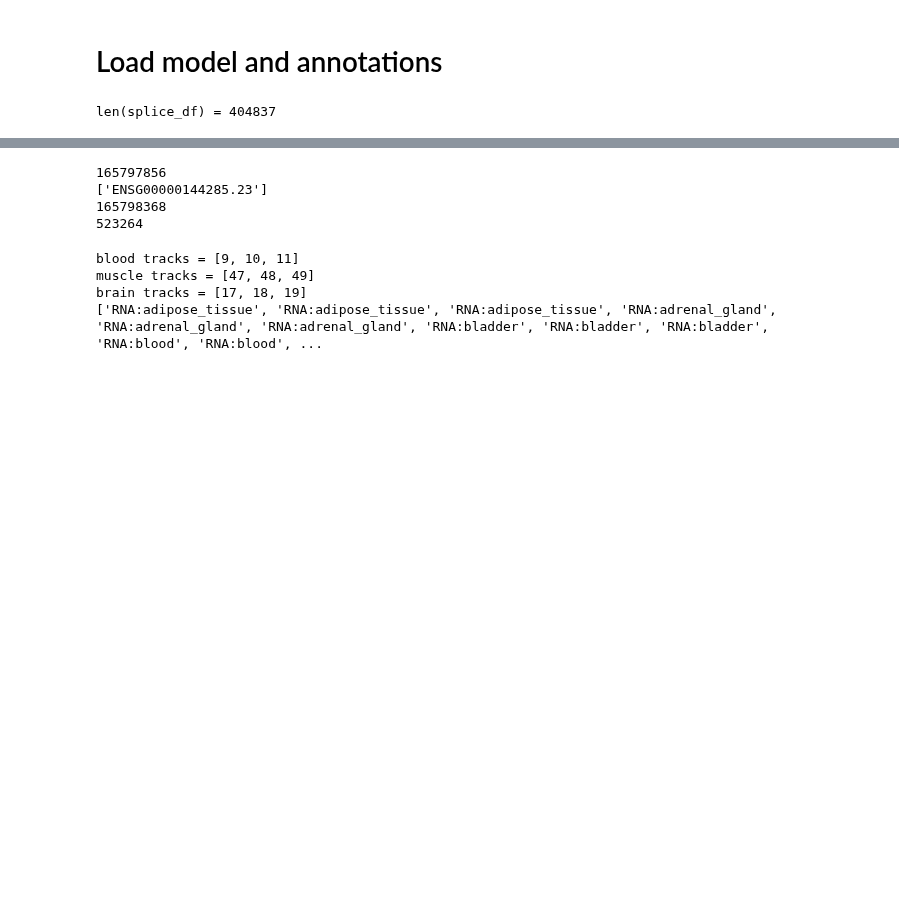
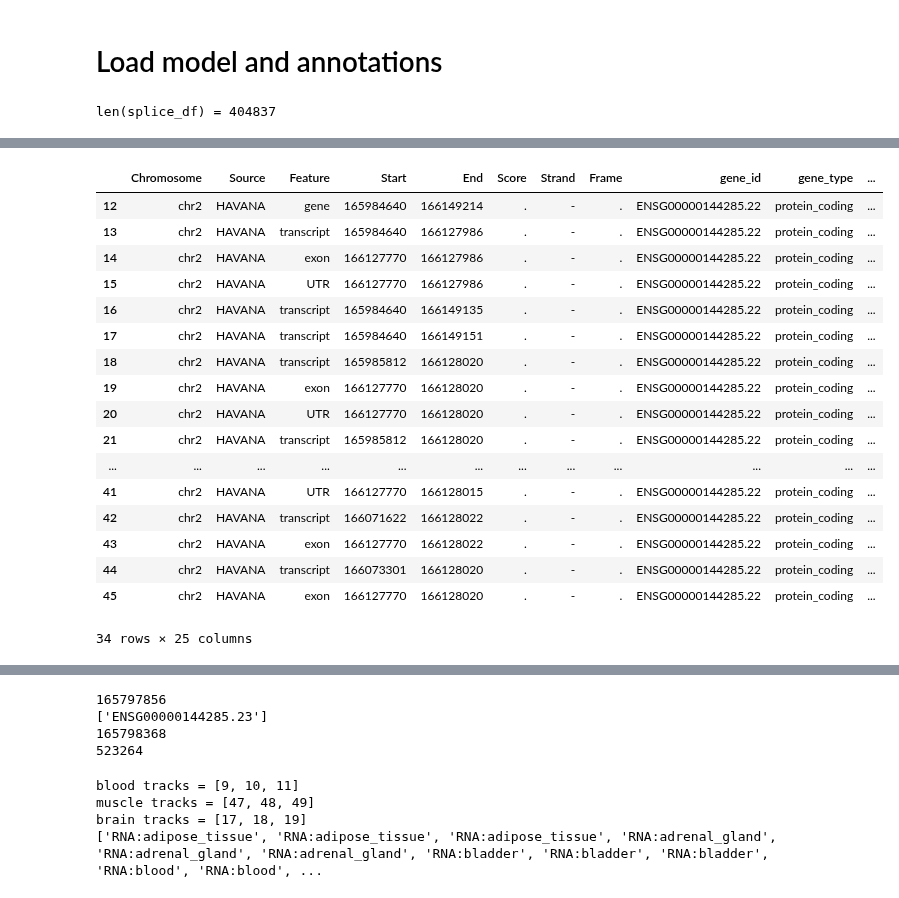
Before and after one commit to dmnburrows/geneseq_predict, a Jupyter notebook: build.ipynb, the cells around one changed output, grey strips where cells are left out. Saved outputs shown, nothing was run; the diff lists cells and outputs as text; code cells hidden in the pictures; blank space fills up the shorter version.

```diff
--- a/build.ipynb
+++ b/build.ipynb
@@ -51,0 +125,22 @@ len(splice_df) = 404837
+# %%
+curr = hits.df[hits.df['Strand'] == '-']
+curr
+# %% [output]
+|  | Chromosome | Source | Feature | Start | End | Score | Strand | Frame | gene_id | gene_type | ... |
+| 12 | chr2 | HAVANA | gene | 165984640 | 166149214 | . | - | . | ENSG00000144285.22 | protein_coding | ... |
+| 13 | chr2 | HAVANA | transcript | 165984640 | 166127986 | . | - | . | ENSG00000144285.22 | protein_coding | ... |
+| 14 | chr2 | HAVANA | exon | 166127770 | 166127986 | . | - | . | ENSG00000144285.22 | protein_coding | ... |
+| 15 | chr2 | HAVANA | UTR | 166127770 | 166127986 | . | - | . | ENSG00000144285.22 | protein_coding | ... |
+| 16 | chr2 | HAVANA | transcript | 165984640 | 166149135 | . | - | . | ENSG00000144285.22 | protein_coding | ... |
+| 17 | chr2 | HAVANA | transcript | 165984640 | 166149151 | . | - | . | ENSG00000144285.22 | protein_coding | ... |
+| 18 | chr2 | HAVANA | transcript | 165985812 | 166128020 | . | - | . | ENSG00000144285.22 | protein_coding | ... |
+| 19 | chr2 | HAVANA | exon | 166127770 | 166128020 | . | - | . | ENSG00000144285.22 | protein_coding | ... |
+| 20 | chr2 | HAVANA | UTR | 166127770 | 166128020 | . | - | . | ENSG00000144285.22 | protein_coding | ... |
+| 21 | chr2 | HAVANA | transcript | 165985812 | 166128020 | . | - | . | ENSG00000144285.22 | protein_coding | ... |
+| ... | ... | ... | ... | ... | ... | ... | ... | ... | ... | ... | ... |
+| 41 | chr2 | HAVANA | UTR | 166127770 | 166128015 | . | - | . | ENSG00000144285.22 | protein_coding | ... |
+| 42 | chr2 | HAVANA | transcript | 166071622 | 166128022 | . | - | . | ENSG00000144285.22 | protein_coding | ... |
+| 43 | chr2 | HAVANA | exon | 166127770 | 166128022 | . | - | . | ENSG00000144285.22 | protein_coding | ... |
+| 44 | chr2 | HAVANA | transcript | 166073301 | 166128020 | . | - | . | ENSG00000144285.22 | protein_coding | ... |
+| 45 | chr2 | HAVANA | exon | 166127770 | 166128020 | . | - | . | ENSG00000144285.22 | protein_coding | ... |
+34 rows × 25 columns
```
Also changed, not shown: parts of 24 cells of this notebook, 1 other file.
